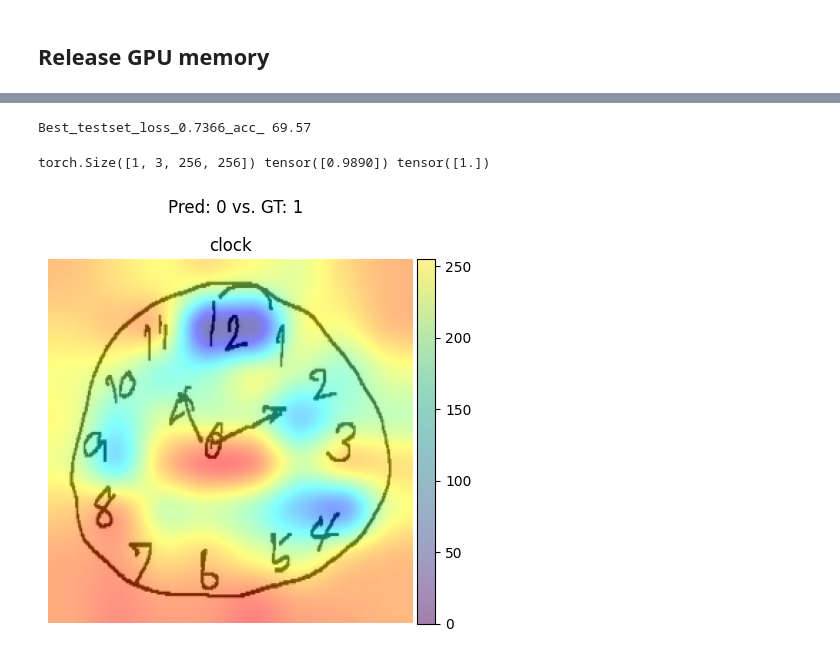
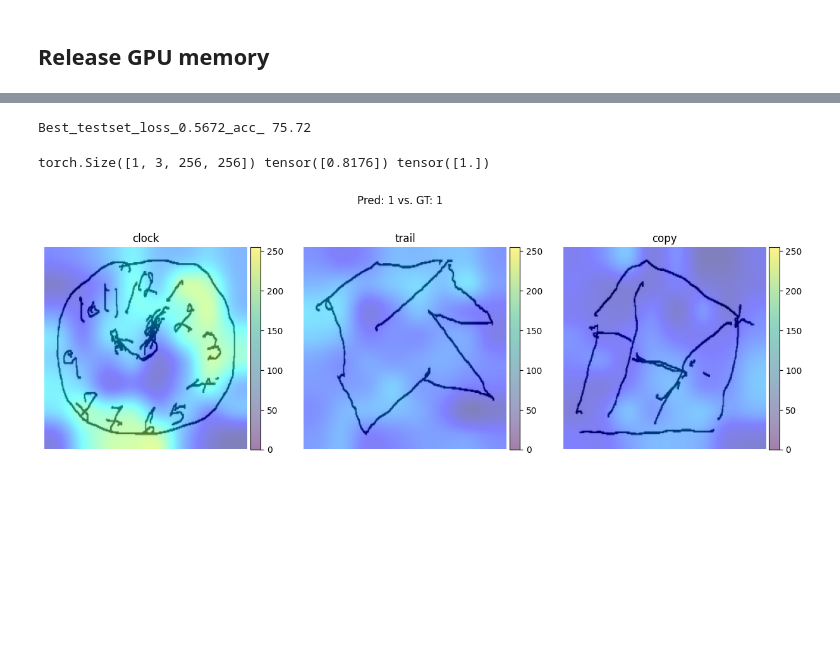
Before and after one commit to aithlab/Conv-Att-MCI, a Jupyter notebook: main.ipynb, the cells around one changed output, grey strips where cells are left out. Drawn from its saved outputs; the diff is of its cells as text; code cells hidden in the pictures; blank space fills up the shorter version.

```diff
--- a/main.ipynb
+++ b/main.ipynb
@@ -22,6 +25,13 @@ if torch.cuda.is_available():
     torch.cuda.manual_seed_all(SEED)
     torch.backends.cudnn.deterministic = True
     torch.backends.cudnn.benchmark = False
-device = torch.device('cuda' if torch.cuda.is_available() else 'cpu')
+
+    # 사용 가능한 GPU 중에서 가장 메모리 사용량이 적은 GPU 선택
+    gpus = GPUtil.getGPUs()
+    # least_used_GPU = min(GPUs, key=lambda gpu: gpu.memoryUsed)
+    gpu_used = {gpu.id:gpu.memoryUsed for gpu in gpus}
+    min_gpu_id = min(gpu_used, key=lambda k:gpu_used[k])
+    print("\n".join(["GPU %d: %5dMB"%(i, gpu_used[i]) for i in gpu_used]))
+device = torch.device('cuda:%d'%min_gpu_id if torch.cuda.is_available() else 'cpu')
 print(device)
 # %% [output]
@@ -29,16 +41,17 @@ cuda
 # %%
 # Dataset
-img_type = ['clock'] #all, clock, copy, trail
-is_soft_label = False
+img_type = ['all'] #all, clock, copy, trail
+is_soft_label = True
 
 # Model
 model_type = 'conv_att' # base, vgg16_grad_cam, conv_att
-backbone_freezing = False
+backbone_freezing = True
+
 ## Conv-Att
 h_dim_attn = 128
 n_heads = 1
 h_dim_fc = 512
-n_layers = 1
+n_layers = 10
 
 # training
 batch_size = 32#64
@@ -55,12 +68,17 @@ eps = 1e-7
 backbone_lr = 1e-6
 
 ## Early stopping
-es_size = 4
+es_size = 100#4
 
 # Save directory
-savedir = './checkpoint/img_%s/model_%s/freeze_%s'%('_'.join(img_type), model_type, '%s'%backbone_freezing+'_lr_%s'%backbone_lr if not backbone_freezing else backbone_freezing)
+savedir = './checkpoint'
+savedir = os.path.join(savedir, "img_%s"%('_'.join(img_type)))
+savedir = os.path.join(savedir, "model_%s"%(model_type))
+savedir = os.path.join(savedir, "freeze_%s"%('%s'%backbone_freezing+'_lr_%s'%backbone_lr if not backbone_freezing else backbone_freezing))
+savedir = os.path.join(savedir, 'soft_label_%s'%is_soft_label)
 if model_type == 'conv_att':
     savedir = os.path.join(savedir, 'h_dim_attn_%d_n_heads_%d_h_dim_fc_%d_n_layers_%d'%(h_dim_attn, n_heads, h_dim_fc, n_layers))
-savedir = os.path.join(savedir, 'soft_label_%s'%is_soft_label)
 savedir = os.path.join(savedir, 'seed_%d'%SEED)
+
 os.makedirs(savedir, exist_ok=True)
+print(savedir)
@@ -102,7 +122,7 @@ for n,p in model.named_parameters():
         others_params['names'].append(n)
         others_params['params'].append(p)
 
-optimizer = optim.Adam([
+optimizer = optim.AdamW([
     {'params':backbone_params['params'], 'lr':backbone_lr, **common_settings},
     {'params':others_params['params'], 'lr':lr, **common_settings},
 ])
@@ -336,7 +338,7 @@ print('Best_testset_loss_%6.4f_acc_%6.2f'%(np.mean(_losses), accs))
 y_preds = torch.cat(y_preds)
 ys = torch.cat(ys)
 # %% [output]
-Best_testset_loss_0.7366_acc_ 69.57
+Best_testset_loss_0.5672_acc_ 75.72
 # %%
 if model_type == 'conv_att':
     def patch_attention(m):
@@ -368,7 +370,7 @@ if model_type == 'conv_att':
         ))
 # %%
 if model_type != 'base':
-    idx = 130
+    idx = 105
     imgs = []
     for _type in dataset.img_type:
         imgs.append(dataset_test.dataset[_type][idx:idx+1].to(device))
@@ -393,32 +395,33 @@ if model_type != 'base':
             attn_weights = attn_outputs[_type][0][1]
             heatmap = attn_weights[:,0,0,1:].reshape(B,H,W).detach().cpu()
             heatmap = torch.clamp(heatmap, min=0)
             heatmap /= heatmap.max()
+            # heatmap[heatmap <0.8] = 0
             heatmaps.append(heatmap)
 
     for i in range(len(heatmaps)):
         heatmaps[i] = np.uint8(255 * heatmaps[i])
         heatmaps[i] = np.uint8(Image.fromarray(heatmaps[i][0]).resize((imgs[-1].shape[2], imgs[-1].shape[3])))
         heatmaps[i] = cv2.applyColorMap(heatmaps[i], cv2.COLORMAP_JET)
 
     # alpha = 1.0
     # superimposed_img = heatmap * alpha #+ img[0].permute(1,2,0).detach().cpu().numpy()
     # superimposed_img = np.clip(superimposed_img, 0, 255).astype(np.uint8)
 
     fig = plt.figure(figsize=(5*len(dataset.img_type), 5))
     fig.suptitle('Pred: %d vs. GT: %d'%(y_pred.argmax(-1).item(), label.item()))
     for i, _type in enumerate(dataset.img_type):
         ax = fig.add_subplot(1, len(dataset.img_type), i+1)
         divider = make_axes_locatable(ax)
         cax = divider.append_axes('right', size='5%', pad=0.05)
 
         im = ax.imshow(imgs[i][0].detach().cpu().permute(1,2,0))
         ax.set_title(_type)
         im = ax.imshow(heatmaps[i], alpha=0.5)
         fig.colorbar(im, cax=cax, orientation='vertical')
         ax.axis('off')
     savepath_fig_res = os.path.join(savedir, 'results.png')
     plt.savefig(savepath_fig_res)
 # %% [output]
-torch.Size([1, 3, 256, 256]) tensor([0.9890]) tensor([1.])
+torch.Size([1, 3, 256, 256]) tensor([0.8176]) tensor([1.])
-[figure, old version]
+[figure, new version]
```
Also changed, not shown: parts of 8 cells of this notebook.
